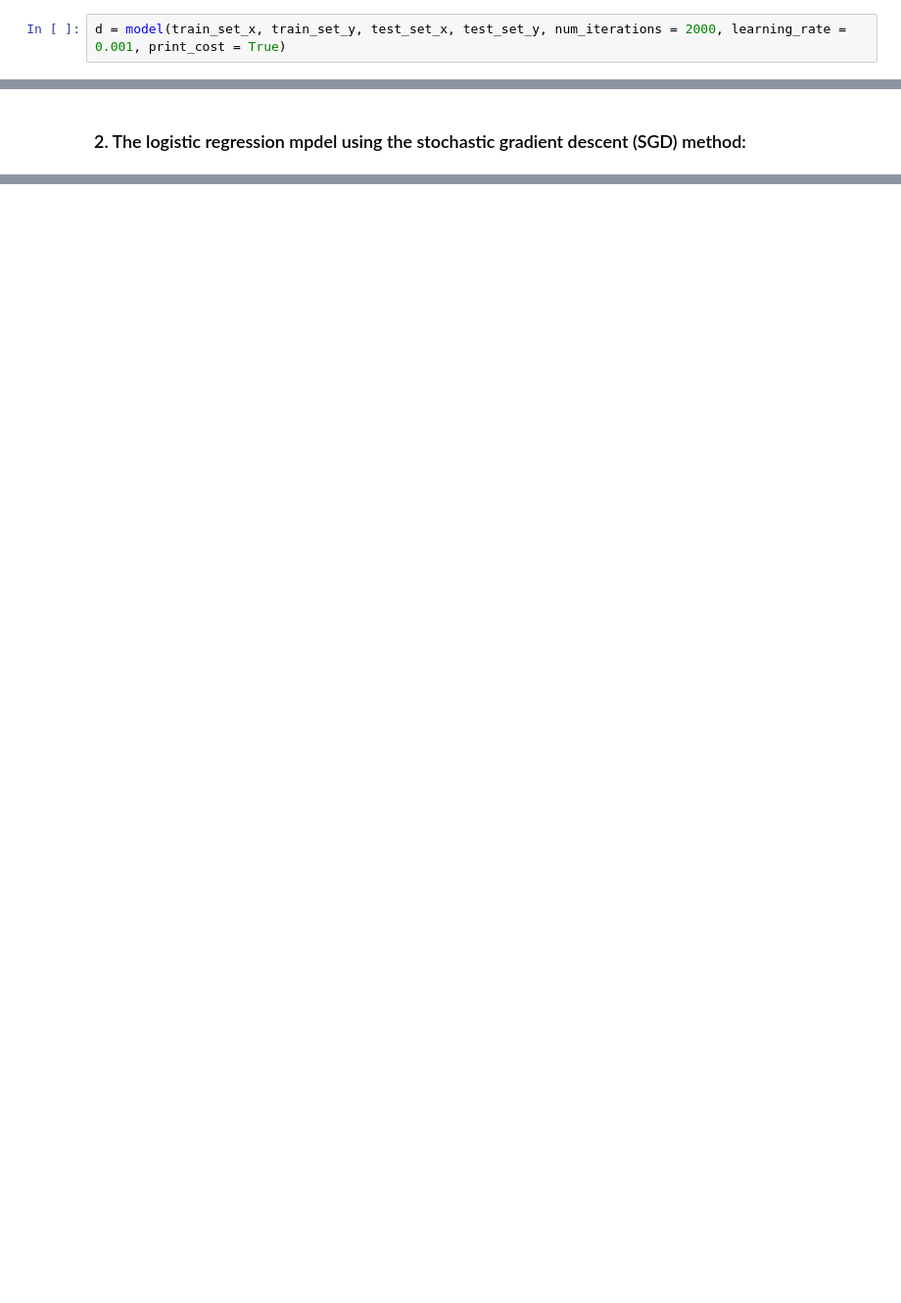
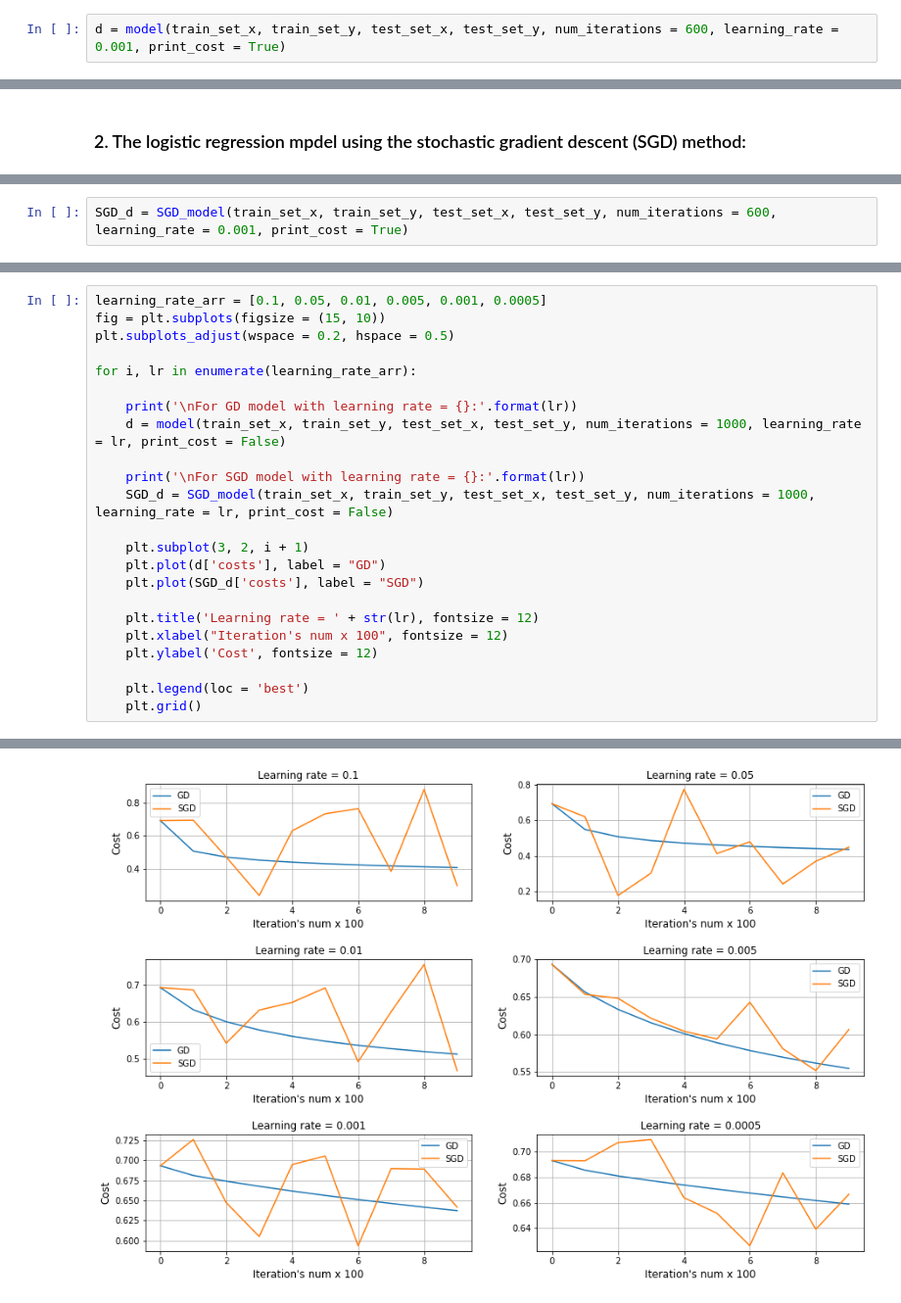
Before and after one commit to belpablo/Machine_Learning_Tecnologies_2022, a Jupyter notebook: Task_3/Belenko_Pavel_J41325c_MLT_2022_Task_3.ipynb, the cells around one changed output, grey strips where cells are left out. Shown: that part at 98% size. Drawn from its saved outputs; the diff is of its cells as text; blank space fills up the shorter version.

```diff
--- a/Task_3/Belenko_Pavel_J41325c_MLT_2022_Task_3.ipynb
+++ b/Task_3/Belenko_Pavel_J41325c_MLT_2022_Task_3.ipynb
@@ -380,7 +380,7 @@ test_set_x = np.asarray(test_set_x).T
 train_set_y = np.asarray(train_set_y).T
 test_set_y = np.asarray(test_set_y).T
 # %%
-d = model(train_set_x, train_set_y, test_set_x, test_set_y, num_iterations = 2000, learning_rate = 0.001, print_cost = True)
+d = model(train_set_x, train_set_y, test_set_x, test_set_y, num_iterations = 600, learning_rate = 0.001, print_cost = True)
 # %% [output]
 Cost after iteration 0: 0.693147
 Cost after iteration 100: 0.681095
@@ -403,0 +513,2 @@ test accuracy: 72.70788912579957 %
+# %%
+SGD_d = SGD_model(train_set_x, train_set_y, test_set_x, test_set_y, num_iterations = 600, learning_rate = 0.001, print_cost = True)
@@ -403,0 +526,24 @@ test accuracy: 72.70788912579957 %
+# %%
+learning_rate_arr = [0.1, 0.05, 0.01, 0.005, 0.001, 0.0005]
+fig = plt.subplots(figsize = (15, 10))
+plt.subplots_adjust(wspace = 0.2, hspace = 0.5)
+
+for i, lr in enumerate(learning_rate_arr):
+
+    print('\nFor GD model with learning rate = {}:'.format(lr))
+    d = model(train_set_x, train_set_y, test_set_x, test_set_y, num_iterations = 1000, learning_rate = lr, print_cost = False)
+
+    print('\nFor SGD model with learning rate = {}:'.format(lr))
+    SGD_d = SGD_model(train_set_x, train_set_y, test_set_x, test_set_y, num_iterations = 1000, learning_rate = lr, print_cost = False)
+
+    plt.subplot(3, 2, i + 1)
+    plt.plot(d['costs'], label = "GD")
+    plt.plot(SGD_d['costs'], label = "SGD")
+
+    plt.title('Learning rate = ' + str(lr), fontsize = 12)
+    plt.xlabel("Iteration's num x 100", fontsize = 12)
+    plt.ylabel('Cost', fontsize = 12)
+
+    plt.legend(loc = 'best')
+    plt.grid()
+# %% [output]
@@ -403,0 +567 @@ test accuracy: 72.70788912579957 %
+[figure, added]
```
Also changed, not shown: parts of 7 cells of this notebook.
